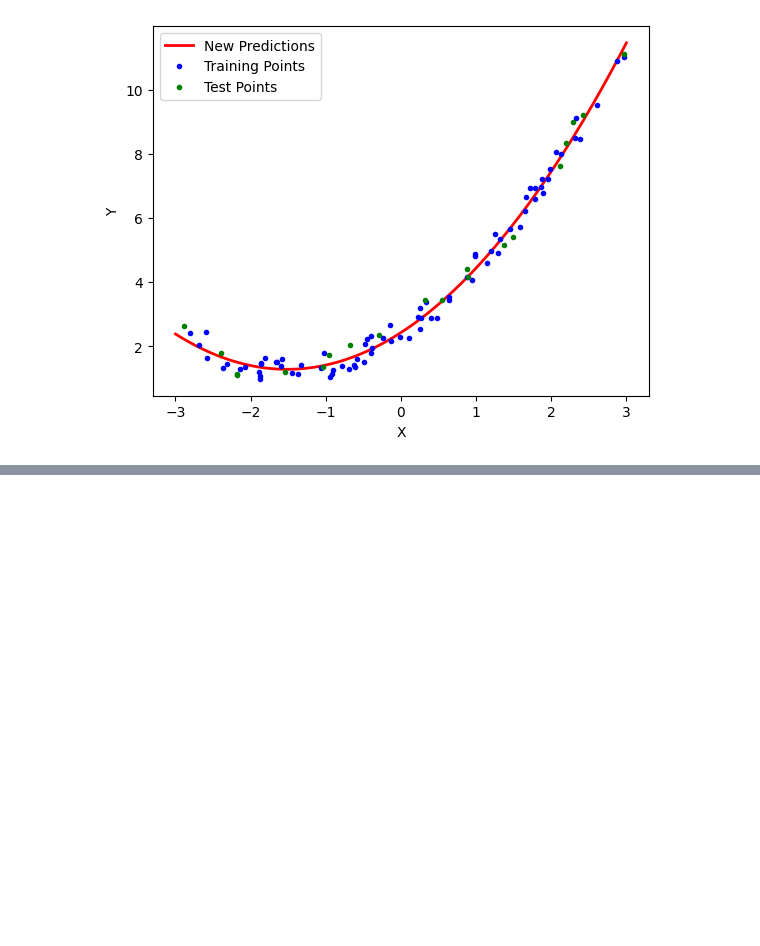
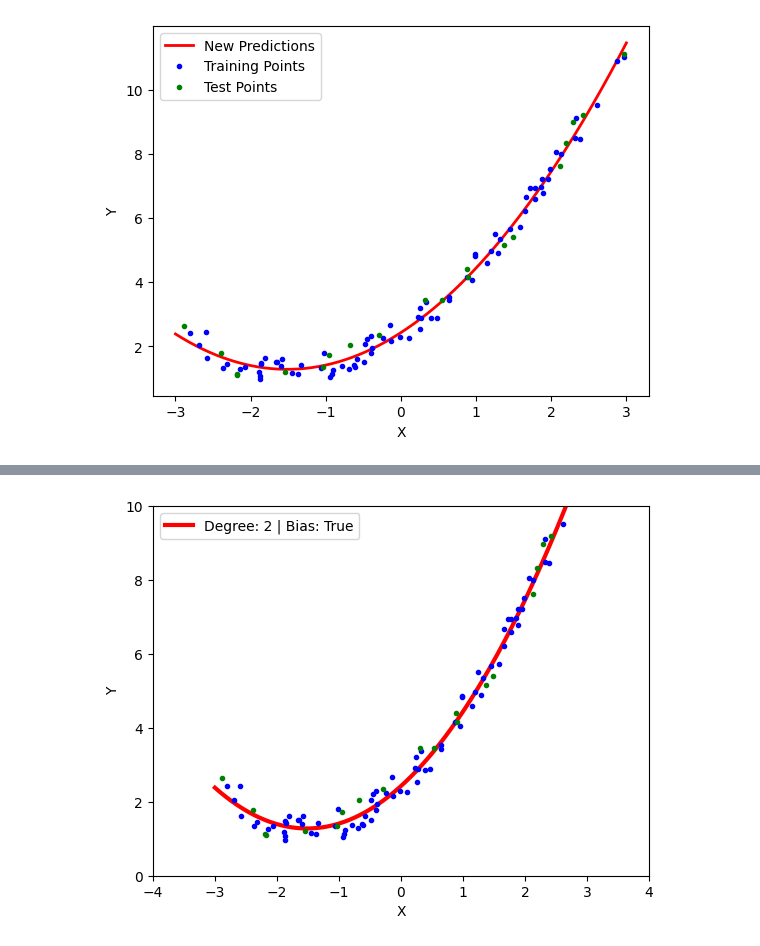
Before and after one commit to JackDKillelea/slr_mlr, a Jupyter notebook: plr.ipynb, the cells around one changed output, grey strips where cells are left out. Drawn from its saved outputs; the diff is of its cells as text; code cells hidden in the pictures; blank space fills up the shorter version.

```diff
--- a/plr.ipynb
+++ b/plr.ipynb
@@ -127,0 +159,4 @@ plt.show()
+# %%
+poly_regression(2, True)
+# %% [output]
+[figure, added]
```
Also changed, not shown: parts of 8 cells of this notebook.
